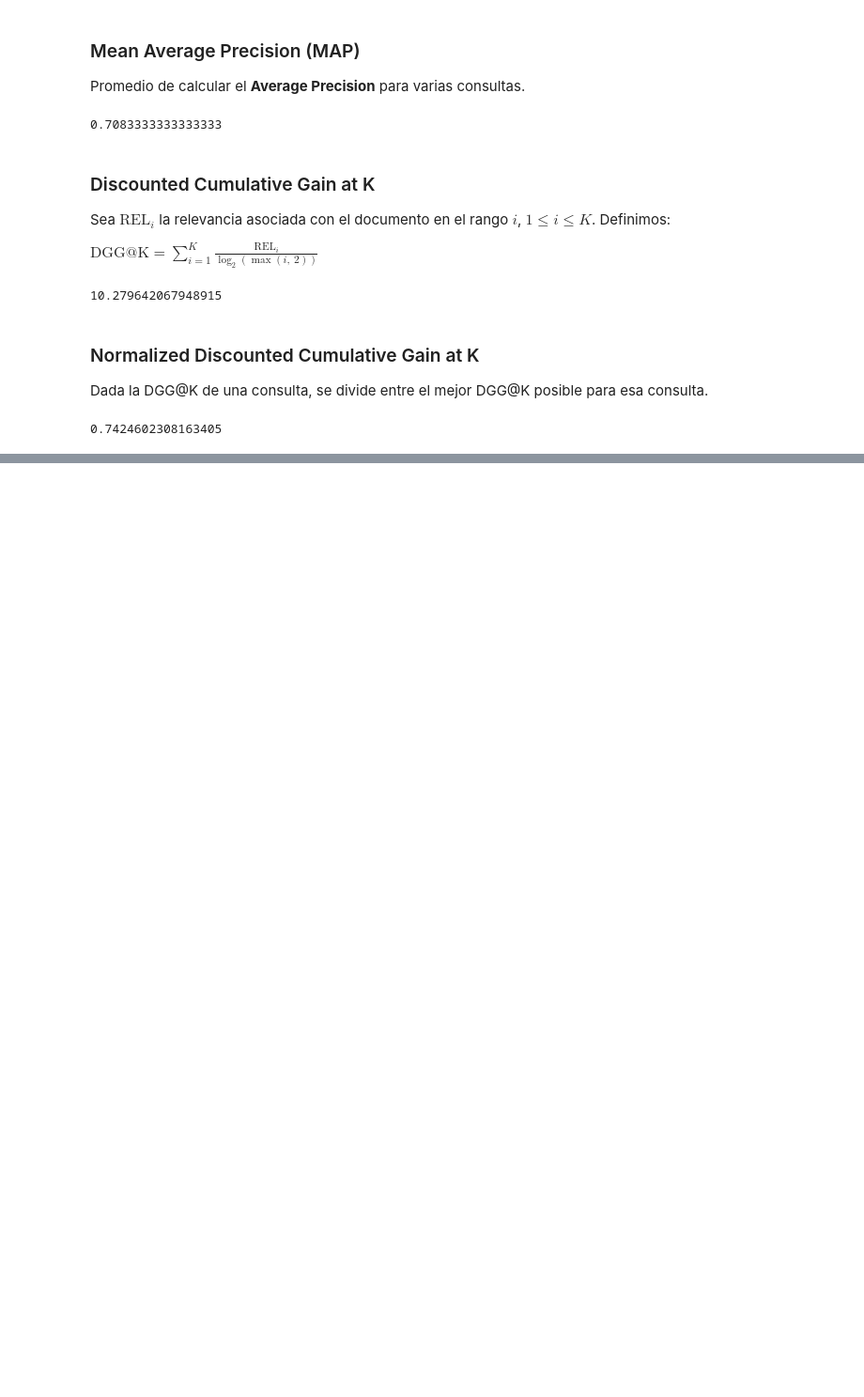
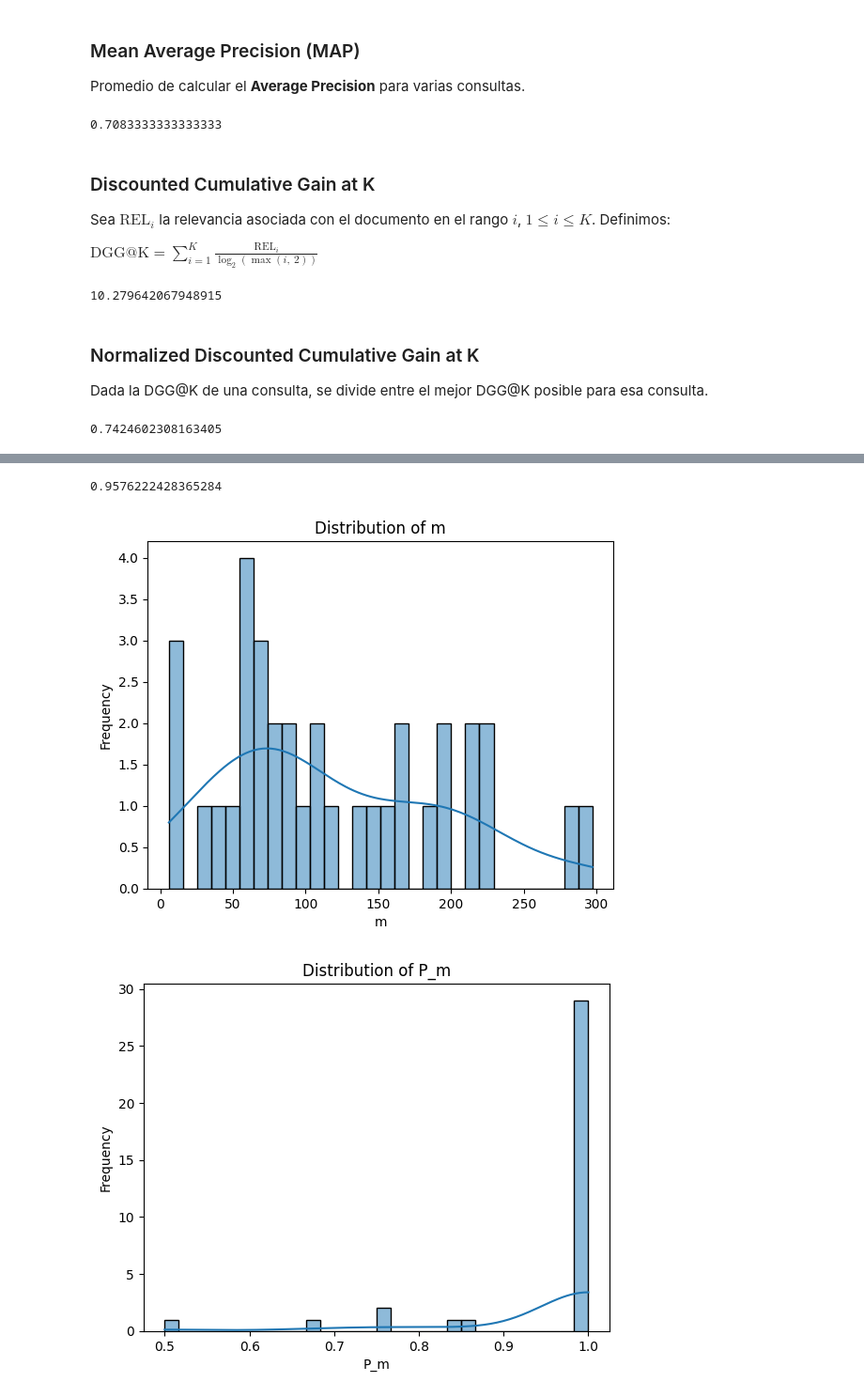
Before and after one commit to gamendez98/nlp-homework, a Jupyter notebook: evaluation_metrics.ipynb, the cells around one changed output, grey strips where cells are left out. Shown at 94% size. Cells and saved outputs as stored; diff of their text form; code cells hidden in the pictures; blank space fills up the shorter version.

Commit message:
metrics evaluated for RRDV

```diff
--- a/evaluation_metrics.ipynb
+++ b/evaluation_metrics.ipynb
@@ -78,8 +80,8 @@ average_precision([0, 1, 0, 1, 1, 1, 1])
 Promedio de calcular el **Average Precision** para varias consultas.
 # %%
 def mean_average_precision(relevance_queries: List[List[int]]):
-
-    assert all(set(sublist).issubset((0, 1)) for sublist in relevance_queries), "Only binary values (0, 1) allowed in all query results."
+    assert all(set(sublist).issubset((0, 1)) for sublist in
+               relevance_queries), "Only binary values (0, 1) allowed in all query results."
 
     return sum(average_precision(relevance_query) for relevance_query in relevance_queries) / len(relevance_queries)
 # %%
@@ -122,0 +192,8 @@ normalized_discounted_cumulative_gain([4,4,3,0,0,1,3,3,3,0], 6)
+# %%
+expert_results_path = 'data/relevance-judgments.tsv'
+rrdv_results_path = 'data/RRDV-consultas_resultado'
+query_evaluation_metrics(rrdv_results_path, expert_results_path)
+# %% [output]
+0.9576222428365284
+[figure, added]
+[figure, added]
```
Also changed, not shown: parts of 13 cells of this notebook, 1 other file.
